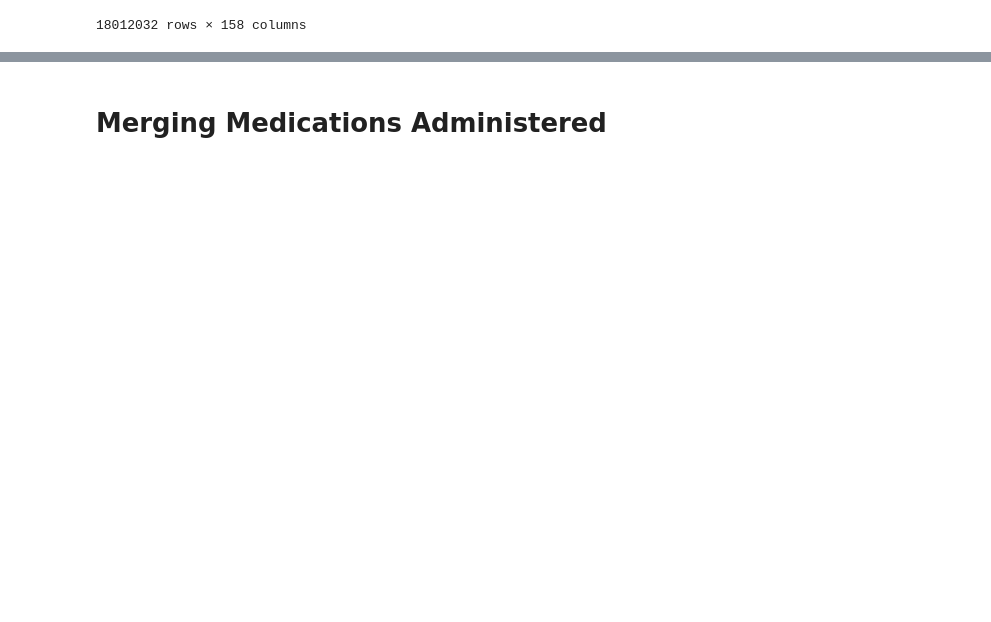
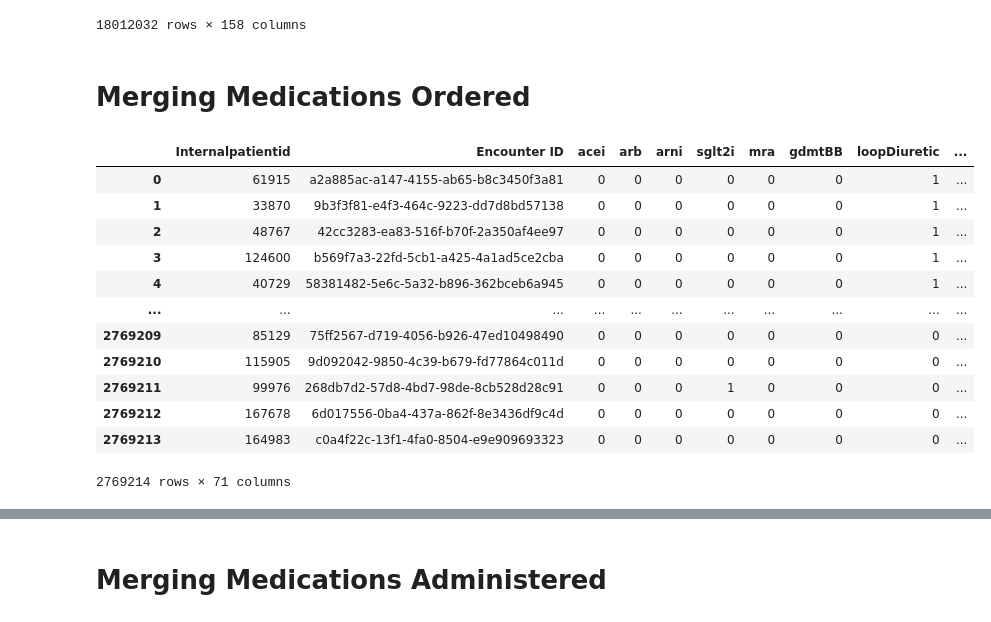
Before and after one commit to victormurcia/VCHAMPS, a Jupyter notebook: VCHAMPS_Model_Preparation.ipynb, the cells around one changed output, grey strips where cells are left out. Saved outputs shown, nothing was run; the diff lists cells and outputs as text; code cells hidden in the pictures; blank space fills up the shorter version.

```diff
--- a/VCHAMPS_Model_Preparation.ipynb
+++ b/VCHAMPS_Model_Preparation.ipynb
@@ -893,3 +893,5 @@ model_df
 18012032 rows × 158 columns
 # %%
 model_df.to_parquet('/content/drive/MyDrive/VCHAMPS - Model DF/model.parquet')
+# %% [markdown]
+# Merging Medications Ordered
@@ -895,0 +900,37 @@ model_df.to_parquet('/content/drive/MyDrive/VCHAMPS - Model DF/model.parquet')
+# %%
+medications_ordered  = pd.read_parquet(rearranged_file_paths[12])
+#Drop datetime columns
+datetime_columns = medications_ordered.select_dtypes(include='datetime').columns
+medications_ordered = medications_ordered.drop(columns=datetime_columns)
+medications_ordered = medications_ordered.drop(columns=['Age at med ordered','Ordered medication atc 5','desc','keep','Stop reason'])
+#One hot encode the Diagnosis Sequence or Rank column
+one_hot = pd.get_dummies(medications_ordered['Order status'], prefix='Order_status')
+medications_ordered = pd.concat([medications_ordered, one_hot], axis=1)
+#Drop the Order_status column
+medications_ordered.drop(columns=['Order status'], inplace=True)
+
+# Exclude certain columns for groupby operation
+columns_to_exclude = ['Encounter ID', 'Internalpatientid']
+
+# Group by 'Encounter ID' and 'Internalpatientid' and sum other columns
+medications_ordered = medications_ordered.groupby(['Encounter ID', 'Internalpatientid']).sum().reset_index()
+
+# Convert values greater than 1 to 1
+for col in medications_ordered.columns.difference(columns_to_exclude):
+    medications_ordered[col] = medications_ordered[col].apply(lambda x: 1 if x >= 1 else 0)
+
+medications_ordered
+# %% [output]
+|  | Internalpatientid | Encounter ID | acei | arb | arni | sglt2i | mra | gdmtBB | loopDiuretic | ... |
+| 0 | 61915 | a2a885ac-a147-4155-ab65-b8c3450f3a81 | 0 | 0 | 0 | 0 | 0 | 0 | 1 | ... |
+| 1 | 33870 | 9b3f3f81-e4f3-464c-9223-dd7d8bd57138 | 0 | 0 | 0 | 0 | 0 | 0 | 1 | ... |
+| 2 | 48767 | 42cc3283-ea83-516f-b70f-2a350af4ee97 | 0 | 0 | 0 | 0 | 0 | 0 | 1 | ... |
+| 3 | 124600 | b569f7a3-22fd-5cb1-a425-4a1ad5ce2cba | 0 | 0 | 0 | 0 | 0 | 0 | 1 | ... |
+| 4 | 40729 | 58381482-5e6c-5a32-b896-362bceb6a945 | 0 | 0 | 0 | 0 | 0 | 0 | 1 | ... |
+| ... | ... | ... | ... | ... | ... | ... | ... | ... | ... | ... |
+| 2769209 | 85129 | 75ff2567-d719-4056-b926-47ed10498490 | 0 | 0 | 0 | 0 | 0 | 0 | 0 | ... |
+| 2769210 | 115905 | 9d092042-9850-4c39-b679-fd77864c011d | 0 | 0 | 0 | 0 | 0 | 0 | 0 | ... |
+| 2769211 | 99976 | 268db7d2-57d8-4bd7-98de-8cb528d28c91 | 0 | 0 | 0 | 1 | 0 | 0 | 0 | ... |
+| 2769212 | 167678 | 6d017556-0ba4-437a-862f-8e3436df9c4d | 0 | 0 | 0 | 0 | 0 | 0 | 0 | ... |
+| 2769213 | 164983 | c0a4f22c-13f1-4fa0-8504-e9e909693323 | 0 | 0 | 0 | 0 | 0 | 0 | 0 | ... |
+2769214 rows × 71 columns
```
Also changed, not shown: parts of 13 cells of this notebook.
